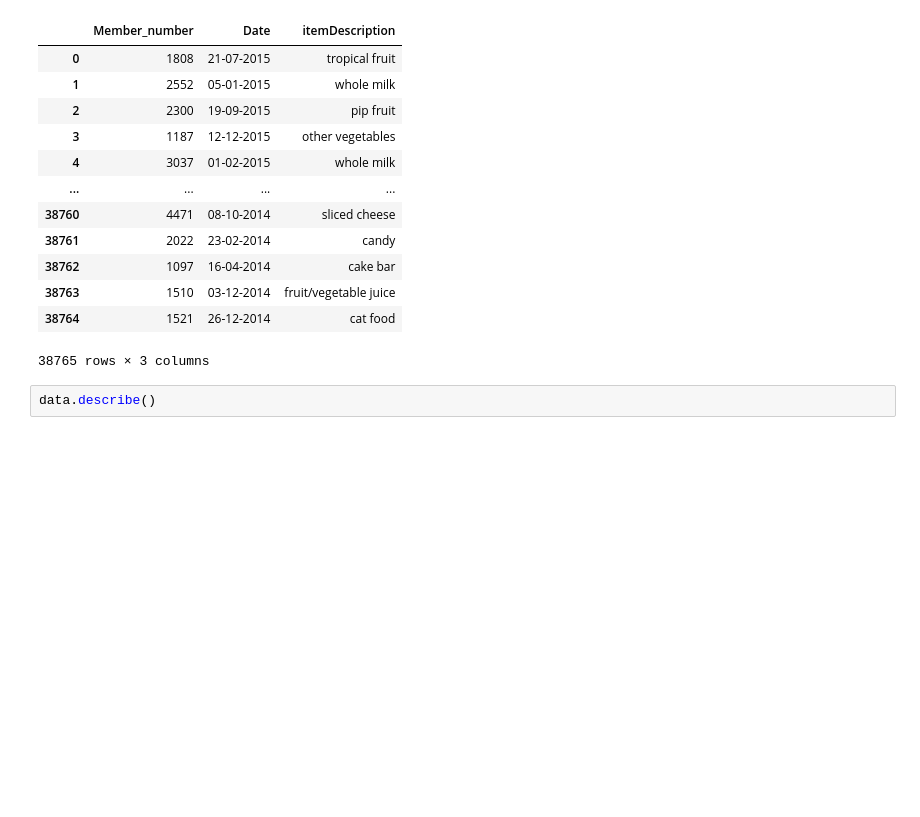
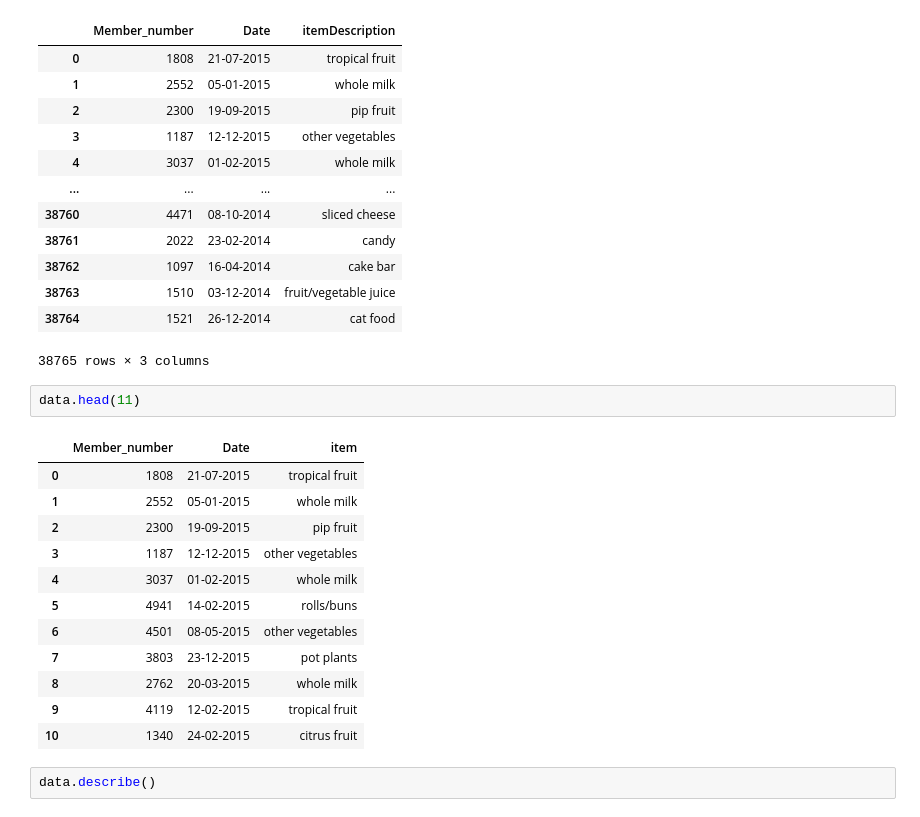
Before and after one commit to Arjun-P-Dinesh/2348506_Lab4, a Jupyter notebook: 2348506_Lab4.ipynb, the cells around one changed output. Saved outputs shown, nothing was run; the diff lists cells and outputs as text; blank space fills up the shorter version.

```diff
--- a/2348506_Lab4.ipynb
+++ b/2348506_Lab4.ipynb
@@ -23,6 +23,21 @@ data
 | 38763 | 1510 | 03-12-2014 | fruit/vegetable juice |
 | 38764 | 1521 | 26-12-2014 | cat food |
 38765 rows × 3 columns
+# %%
+data.head(11)
+# %% [output]
+|  | Member_number | Date | item |
+| 0 | 1808 | 21-07-2015 | tropical fruit |
+| 1 | 2552 | 05-01-2015 | whole milk |
+| 2 | 2300 | 19-09-2015 | pip fruit |
+| 3 | 1187 | 12-12-2015 | other vegetables |
+| 4 | 3037 | 01-02-2015 | whole milk |
+| 5 | 4941 | 14-02-2015 | rolls/buns |
+| 6 | 4501 | 08-05-2015 | other vegetables |
+| 7 | 3803 | 23-12-2015 | pot plants |
+| 8 | 2762 | 20-03-2015 | whole milk |
+| 9 | 4119 | 12-02-2015 | tropical fruit |
+| 10 | 1340 | 24-02-2015 | citrus fruit |
 # %%
 data.describe()
 # %% [output]
```
Also changed, not shown: parts of 5 cells of this notebook.
